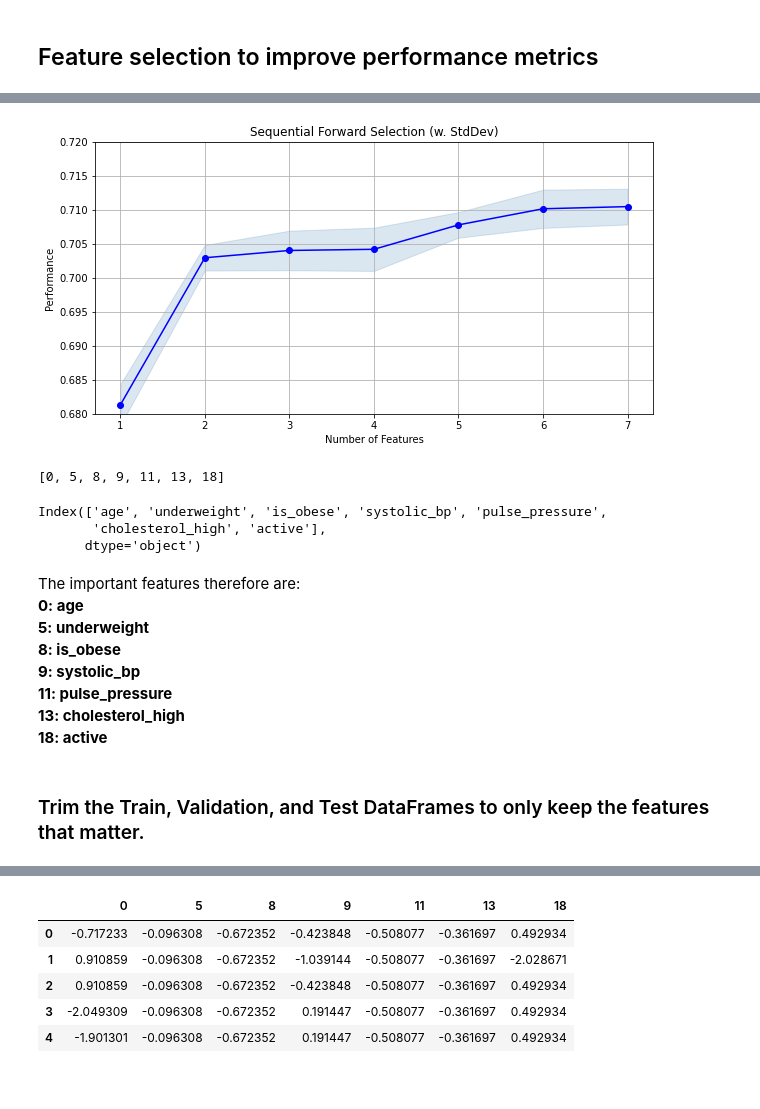
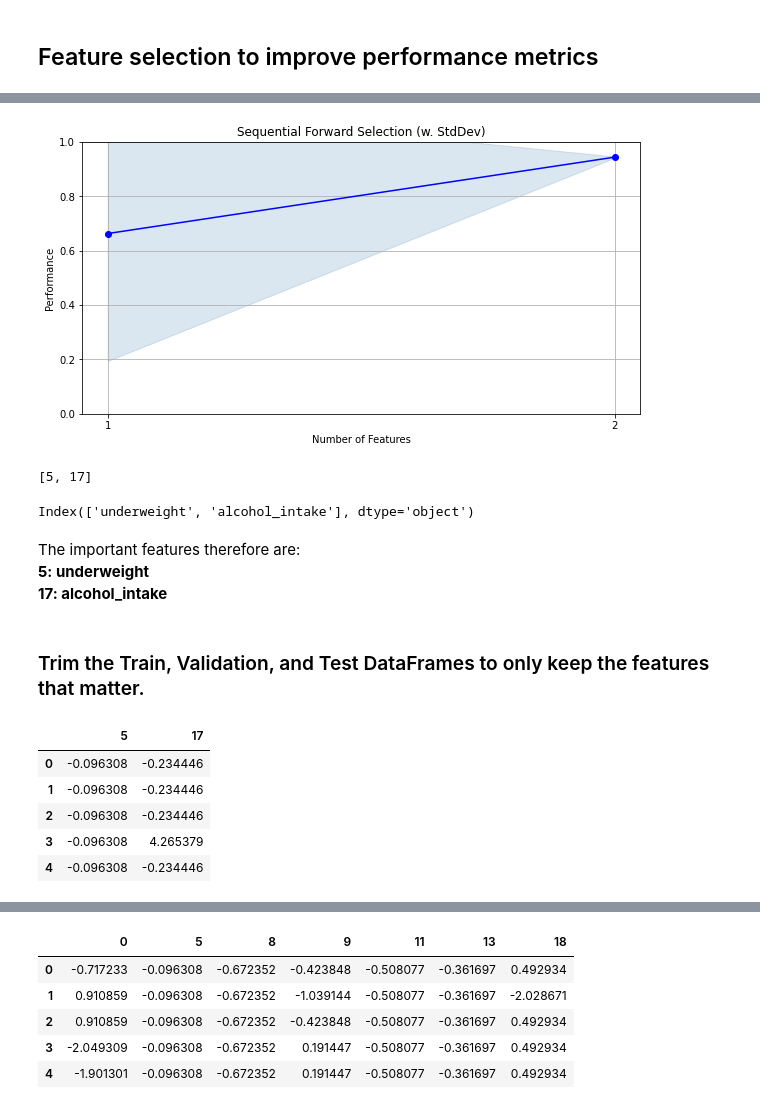
Before and after one commit to krishnakalisarkar/Be_Heart_Smart, a Jupyter notebook: Subhangi/Segment_2/Notebooks/Cardio_Logistic_Regression_Final.ipynb, the cells around one changed output, grey strips where cells are left out. Drawn from its saved outputs; the diff is of its cells as text; code cells hidden in the pictures.

```diff
--- a/Subhangi/Segment_2/Notebooks/Cardio_Logistic_Regression_Final.ipynb
+++ b/Subhangi/Segment_2/Notebooks/Cardio_Logistic_Regression_Final.ipynb
@@ -323,11 +325,11 @@ plt.show()
 # %%
-# # Build again, but this time with k_features = 7
+# Build again, but this time with k_features = 2, as this gives highest recall
 sfs1 = SFS(
     classifier,
-    k_features=7,
+    k_features=2,
     forward=True,
     floating=False,
-    scoring="f1",
+    scoring="recall",
     verbose=2,
     cv=3,
     n_jobs=-1,
@@ -355,32 +349,42 @@ sfs1 = sfs1.fit(X_train_scaled, y_train)
 # %%
 fig1 = plot_sfs(sfs1.get_metric_dict(), kind="std_dev", figsize=(10, 5))
 
-plt.ylim([0.68, 0.72])
+plt.ylim([0, 1])
 plt.title("Sequential Forward Selection (w. StdDev)")
 plt.grid()
 # %% [output]
-[figure, old version]
+[figure, new version]
 # %%
 # This will tell us which feature numbers were important so we can use it for model
 feature_cols = list(sfs1.k_feature_idx_)
 print(feature_cols)
 # %% [output]
-[0, 5, 8, 9, 11, 13, 18]
+[5, 17]
 # %%
 # The above list contains the following features.
 X_train.columns[feature_cols]
 # %% [output]
-Index(['age', 'underweight', 'is_obese', 'systolic_bp', 'pulse_pressure',
-       'cholesterol_high', 'active'],
-      dtype='object')
+Index(['underweight', 'alcohol_intake'], dtype='object')
 # %% [markdown]
 The important features therefore are:\
-**0: age**\
 **5: underweight**\
-**8: is_obese**\
-**9: systolic_bp**\
-**11: pulse_pressure**\
-**13: cholesterol_high**\
-**18: active**
+**17: alcohol_intake**
 # %% [markdown]
 ### Trim the Train, Validation, and Test DataFrames to only keep the features that matter.
+# %%
+X_train_scaled_df = pd.DataFrame(X_train_scaled)
+X_val_scaled_df = pd.DataFrame(X_val_scaled)
+X_test_scaled_df = pd.DataFrame(X_test_scaled)
+
+X_train_scaled_df = X_train_scaled_df[[5, 17]]
+X_val_scaled_df = X_val_scaled_df[[5, 17]]
+X_test_scaled_df = X_test_scaled_df[[5, 17]]
+
+X_train_scaled_df.head()
+# %% [output]
+|  | 5 | 17 |
+| 0 | -0.096308 | -0.234446 |
+| 1 | -0.096308 | -0.234446 |
+| 2 | -0.096308 | -0.234446 |
+| 3 | -0.096308 | 4.265379 |
+| 4 | -0.096308 | -0.234446 |
```
Also changed, not shown: parts of 26 cells of this notebook, 8 other files.
